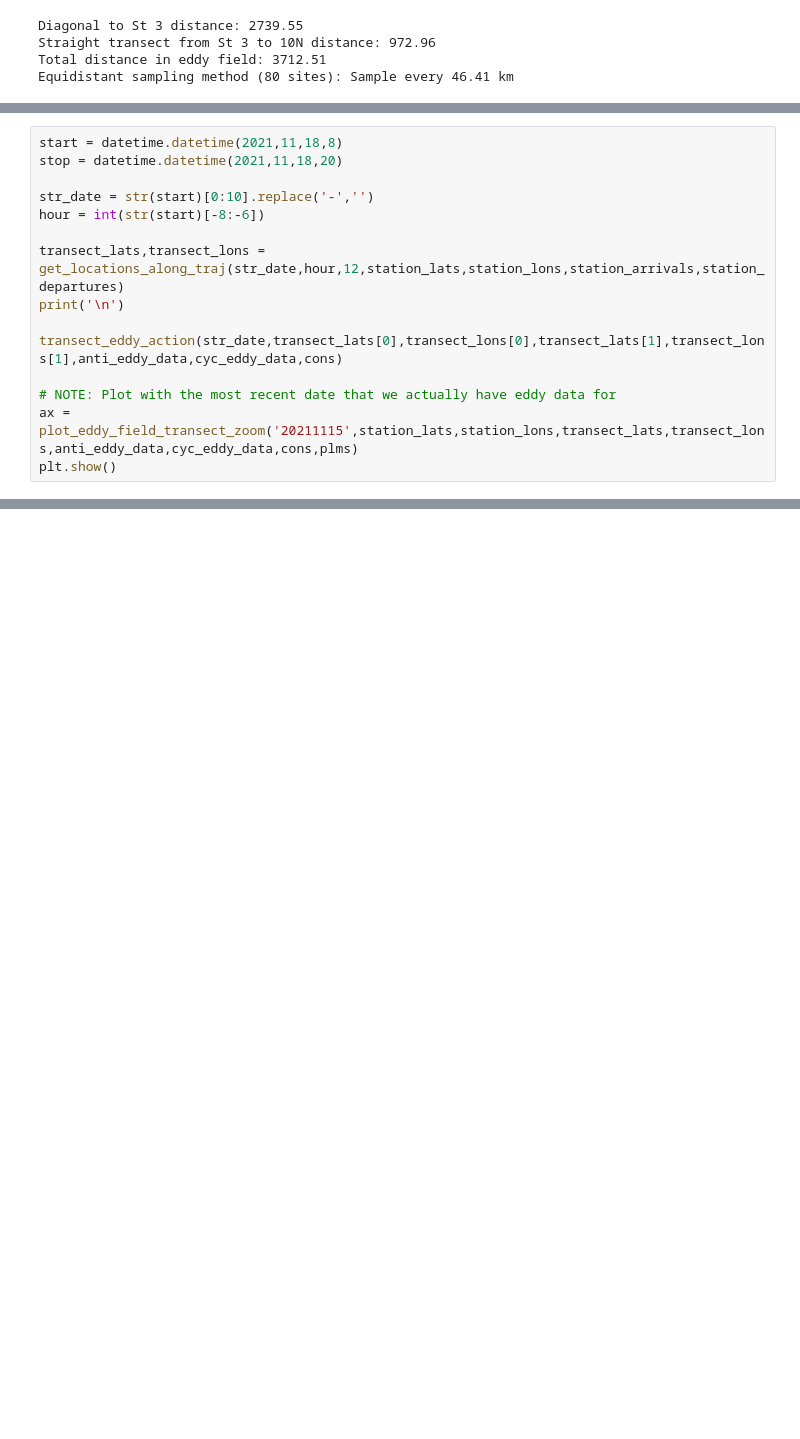
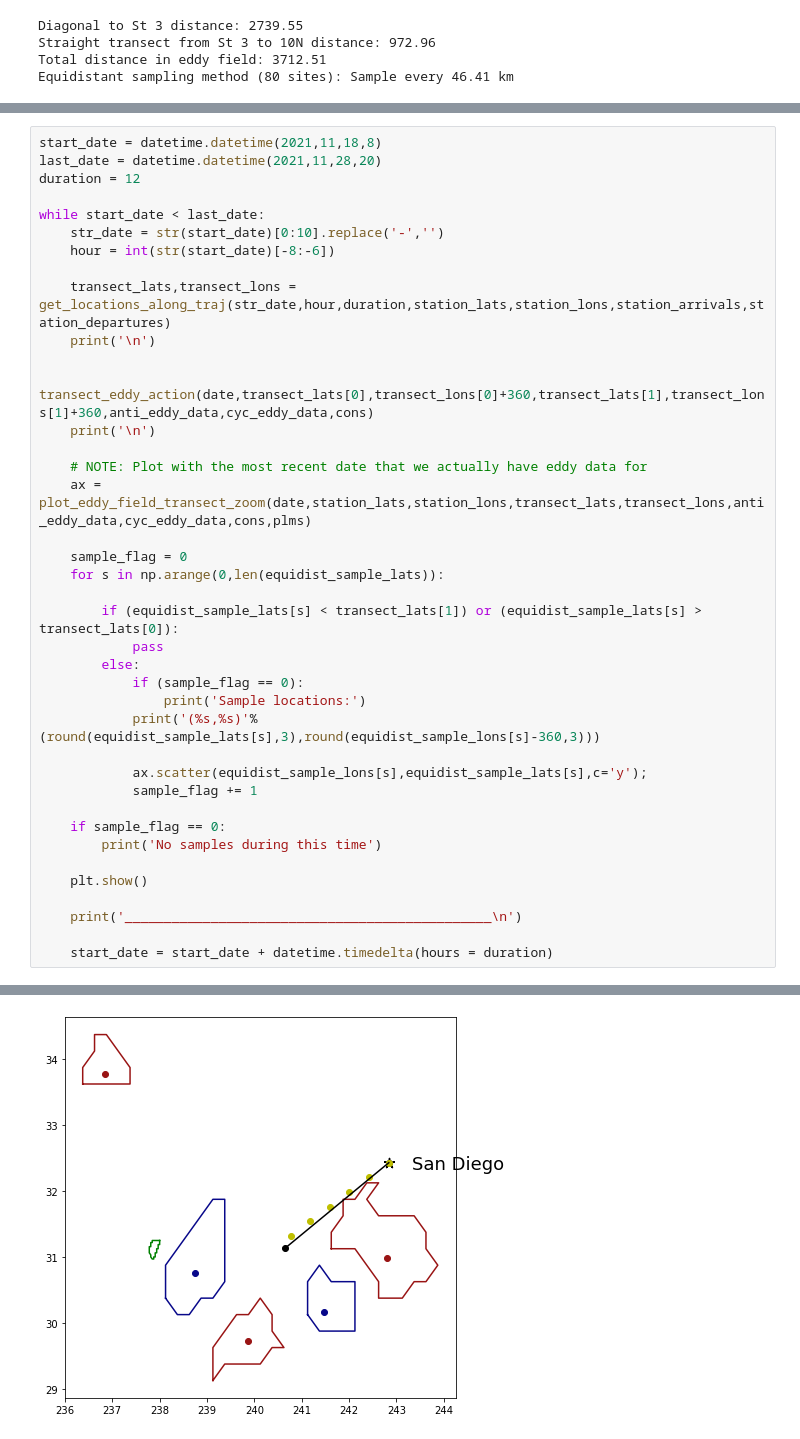
Before and after one commit to lexi-jones/live_eddy_tracking, a Jupyter notebook: visualize_eddy_field_and_transect.ipynb, the cells around one changed output, grey strips where cells are left out. Cells and saved outputs as stored; diff of their text form; blank space fills up the shorter version.

```diff
--- a/visualize_eddy_field_and_transect.ipynb
+++ b/visualize_eddy_field_and_transect.ipynb
@@ -214,15 +146,40 @@ for k in np.arange(0,len(station_lats)-1):
 # %%
-start = datetime.datetime(2021,11,18,8)
-stop = datetime.datetime(2021,11,18,20)
+start_date = datetime.datetime(2021,11,18,8)
+last_date = datetime.datetime(2021,11,28,20)
+duration = 12
 
-str_date = str(start)[0:10].replace('-','')
-hour = int(str(start)[-8:-6])
+while start_date < last_date:
+    str_date = str(start_date)[0:10].replace('-','')
+    hour = int(str(start_date)[-8:-6])
 
-transect_lats,transect_lons = get_locations_along_traj(str_date,hour,12,station_lats,station_lons,station_arrivals,station_departures)
-print('\n')
+    transect_lats,transect_lons = get_locations_along_traj(str_date,hour,duration,station_lats,station_lons,station_arrivals,station_departures)
+    print('\n')
 
-transect_eddy_action(str_date,transect_lats[0],transect_lons[0],transect_lats[1],transect_lons[1],anti_eddy_data,cyc_eddy_data,cons)
+    transect_eddy_action(date,transect_lats[0],transect_lons[0]+360,transect_lats[1],transect_lons[1]+360,anti_eddy_data,cyc_eddy_data,cons)
+    print('\n')
 
-# NOTE: Plot with the most recent date that we actually have eddy data for
-ax = plot_eddy_field_transect_zoom('20211115',station_lats,station_lons,transect_lats,transect_lons,anti_eddy_data,cyc_eddy_data,cons,plms)
-plt.show()
+    # NOTE: Plot with the most recent date that we actually have eddy data for
+    ax = plot_eddy_field_transect_zoom(date,station_lats,station_lons,transect_lats,transect_lons,anti_eddy_data,cyc_eddy_data,cons,plms)
+
+    sample_flag = 0
+    for s in np.arange(0,len(equidist_sample_lats)):
+
+        if (equidist_sample_lats[s] < transect_lats[1]) or (equidist_sample_lats[s] > transect_lats[0]):
+            pass
+        else:
+            if (sample_flag == 0):
+                print('Sample locations:')
+            print('(%s,%s)'%(round(equidist_sample_lats[s],3),round(equidist_sample_lons[s]-360,3)))
+
+            ax.scatter(equidist_sample_lons[s],equidist_sample_lats[s],c='y');
+            sample_flag += 1
+
+    if sample_flag == 0:
+        print('No samples during this time')
+
+    plt.show()
+
+    print('_______________________________________________\n')
+
+    start_date = start_date + datetime.timedelta(hours = duration)
+# %% [output]
@@ -228,0 +205 @@ plt.show()
+[figure, added]
```
Also changed, not shown: parts of 16 cells of this notebook.
